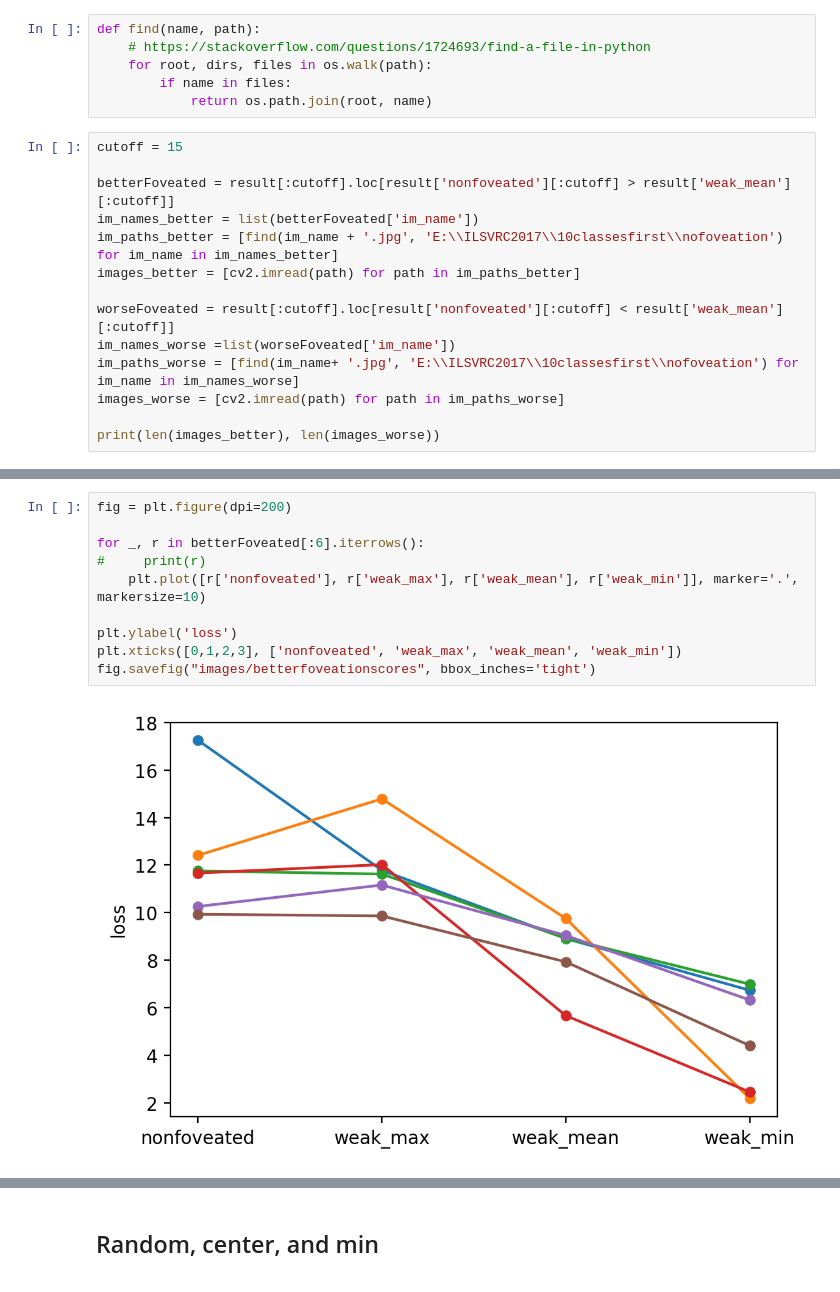
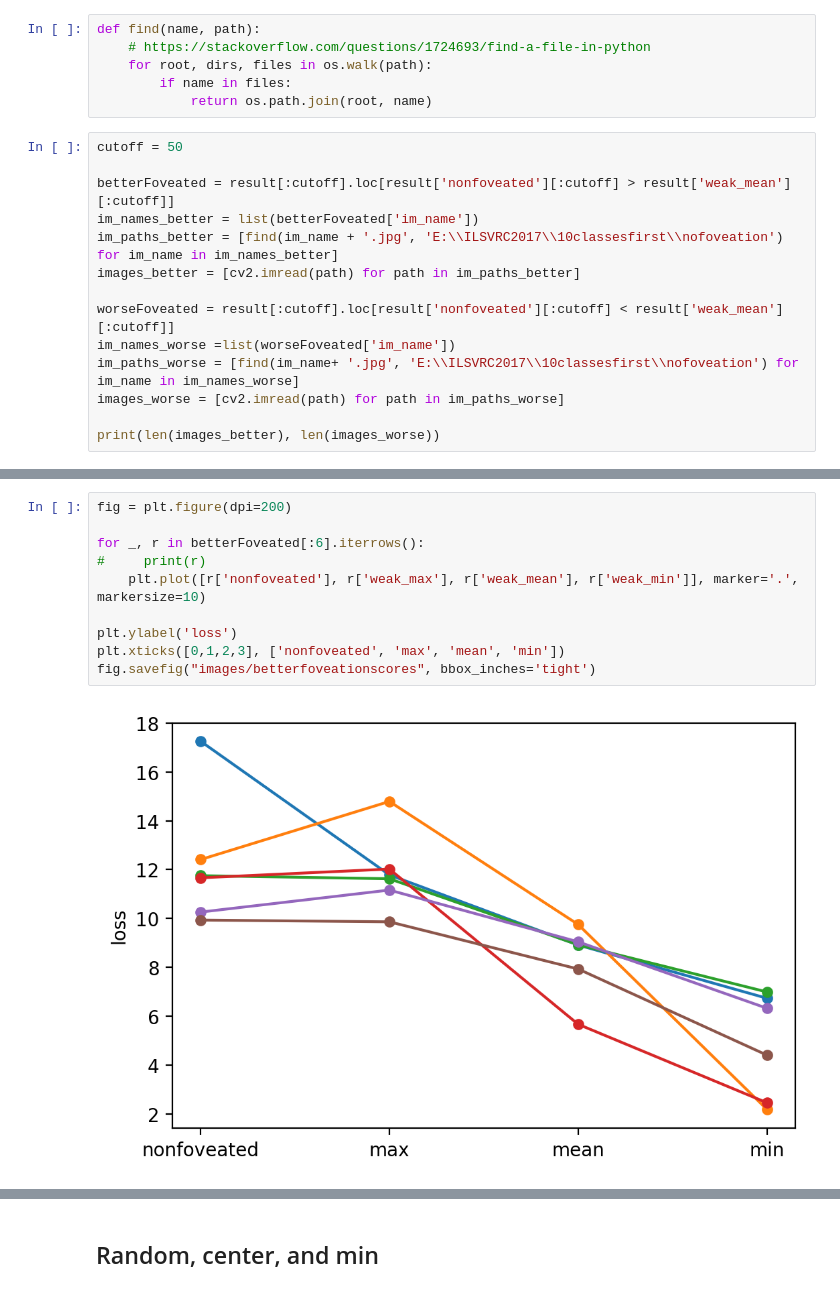
Before and after one commit to JohanvandenHeuvel/UsingASecondaryNetworkForFoveationInComputerVision, a Jupyter notebook: analysis_data.ipynb, the cells around one changed output, grey strips where cells are left out. Cells and saved outputs as stored; diff of their text form.

```diff
--- a/analysis_data.ipynb
+++ b/analysis_data.ipynb
@@ -206,7 +210,7 @@ def find(name, path):
         if name in files:
             return os.path.join(root, name)
 # %%
-cutoff = 15
+cutoff = 50
 
 betterFoveated = result[:cutoff].loc[result['nonfoveated'][:cutoff] > result['weak_mean'][:cutoff]]
 im_names_better = list(betterFoveated['im_name'])
@@ -307,15 +306,15 @@ worseFoveated[:6]
 # %%
 fig = plt.figure(dpi=200)
 
 for _, r in betterFoveated[:6].iterrows():
 #     print(r)
     plt.plot([r['nonfoveated'], r['weak_max'], r['weak_mean'], r['weak_min']], marker='.', markersize=10)
 
 plt.ylabel('loss')
-plt.xticks([0,1,2,3], ['nonfoveated', 'weak_max', 'weak_mean', 'weak_min'])
+plt.xticks([0,1,2,3], ['nonfoveated', 'max', 'mean', 'min'])
 fig.savefig("images/betterfoveationscores", bbox_inches='tight')
 # %% [output]
-[figure, old version]
+[figure, new version]
 # %%
 fig = plt.figure(dpi=200)
 
```
Also changed, not shown: parts of 12 cells of this notebook, 7 other files.
